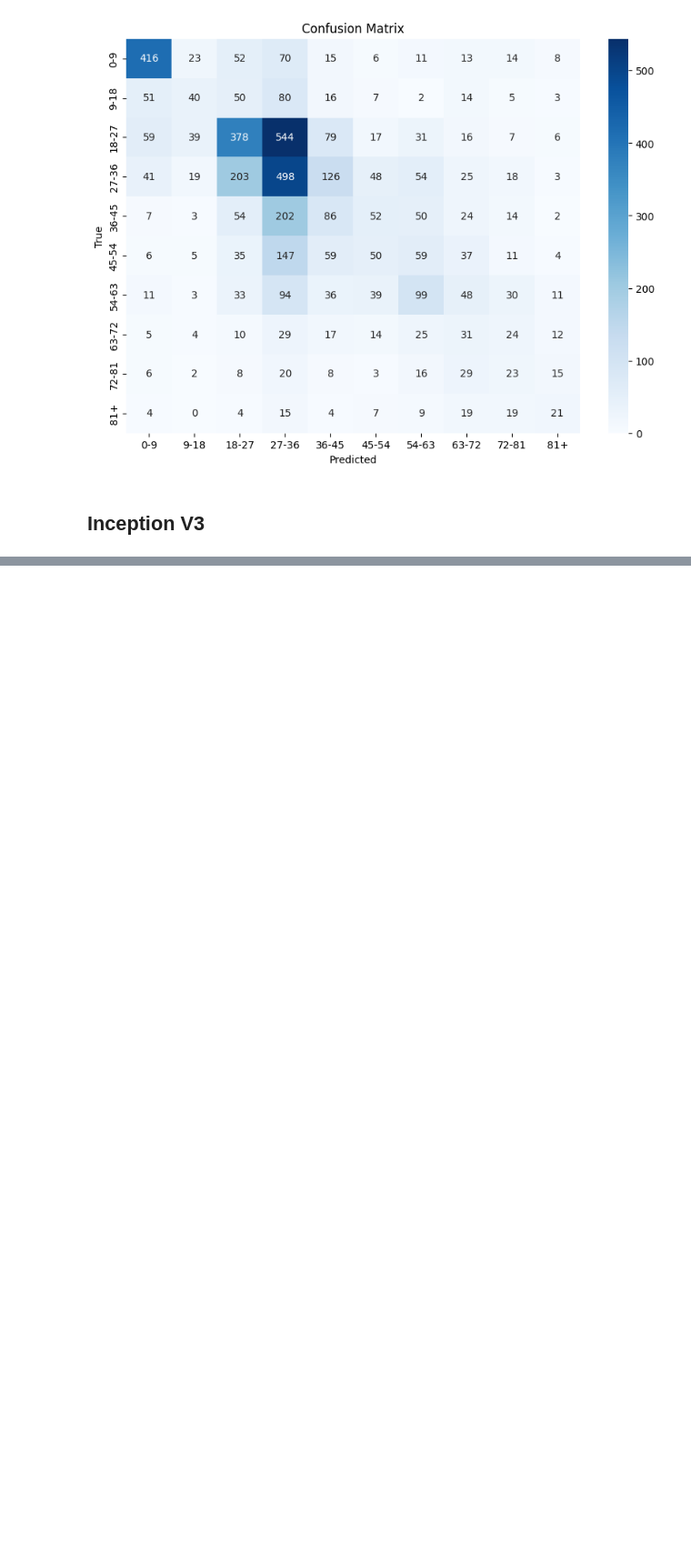
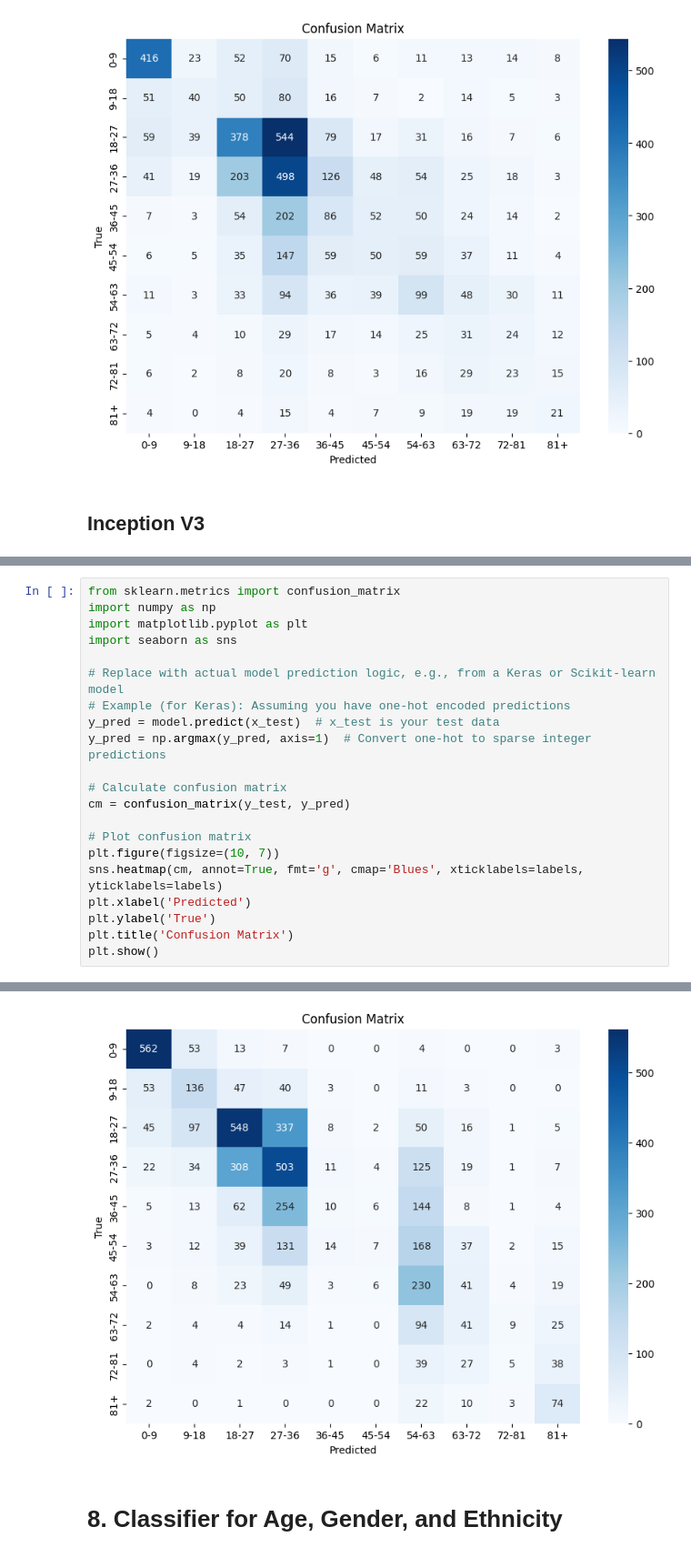
Before and after one commit to mortgad/DLVR, a Jupyter notebook: colab.ipynb, the cells around one changed output, grey strips where cells are left out. Shown at 91% size. Drawn from its saved outputs; the diff is of its cells as text; blank space fills up the shorter version.

```diff
--- a/colab.ipynb
+++ b/colab.ipynb
@@ -1053,0 +1265,22 @@ plt.show()
+# %%
+from sklearn.metrics import confusion_matrix
+import numpy as np
+import matplotlib.pyplot as plt
+import seaborn as sns
+
+# Replace with actual model prediction logic, e.g., from a Keras or Scikit-learn model
+# Example (for Keras): Assuming you have one-hot encoded predictions
+y_pred = model.predict(x_test)  # x_test is your test data
+y_pred = np.argmax(y_pred, axis=1)  # Convert one-hot to sparse integer predictions
+
+# Calculate confusion matrix
+cm = confusion_matrix(y_test, y_pred)
+
+# Plot confusion matrix
+plt.figure(figsize=(10, 7))
+sns.heatmap(cm, annot=True, fmt='g', cmap='Blues', xticklabels=labels, yticklabels=labels)
+plt.xlabel('Predicted')
+plt.ylabel('True')
+plt.title('Confusion Matrix')
+plt.show()
+# %% [output]
@@ -1053,0 +1288,3 @@ plt.show()
+[figure, added]
+# %% [markdown]
+# 8. Classifier for Age, Gender, and Ethnicity
```
Also changed, not shown: parts of 23 cells of this notebook.
